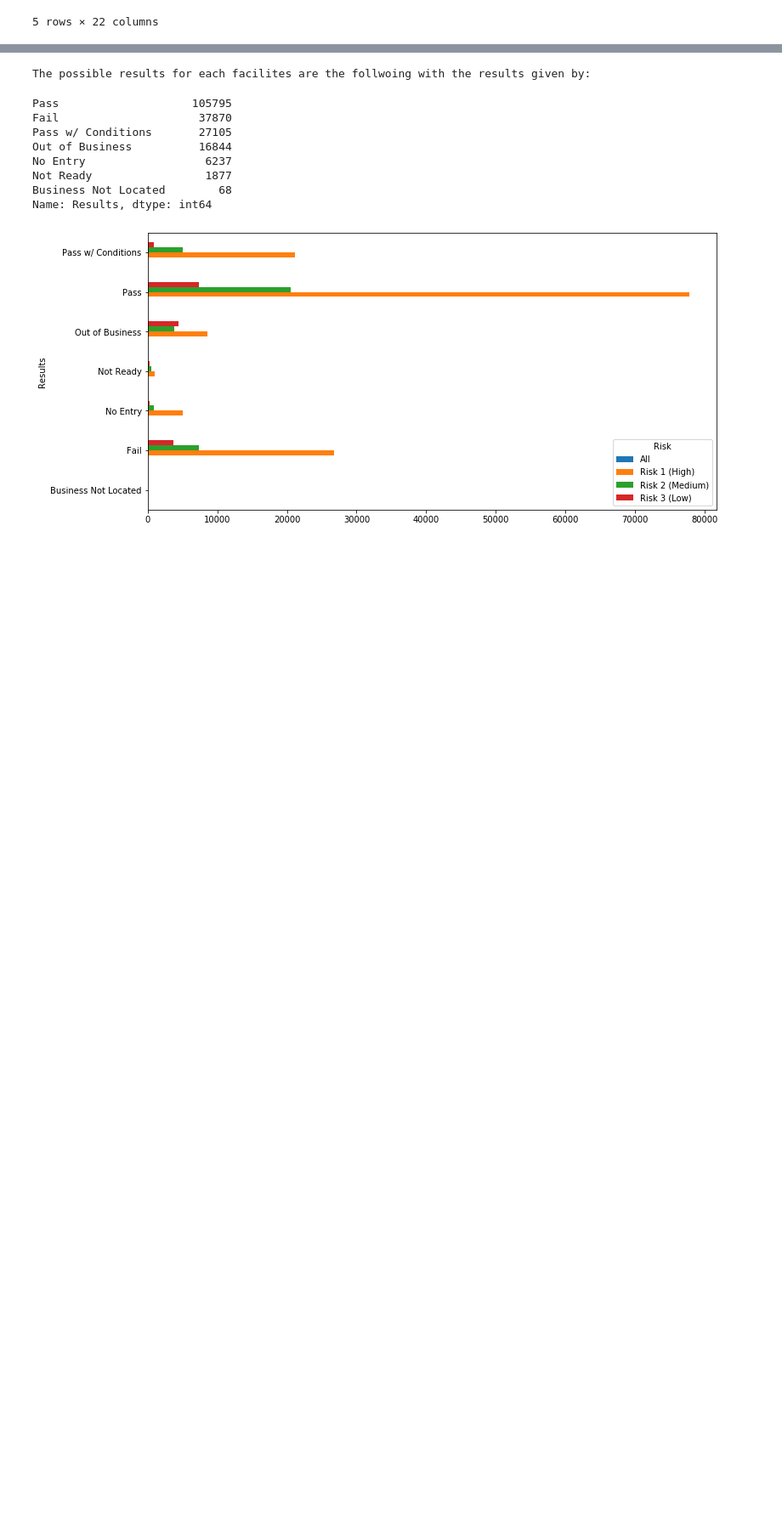
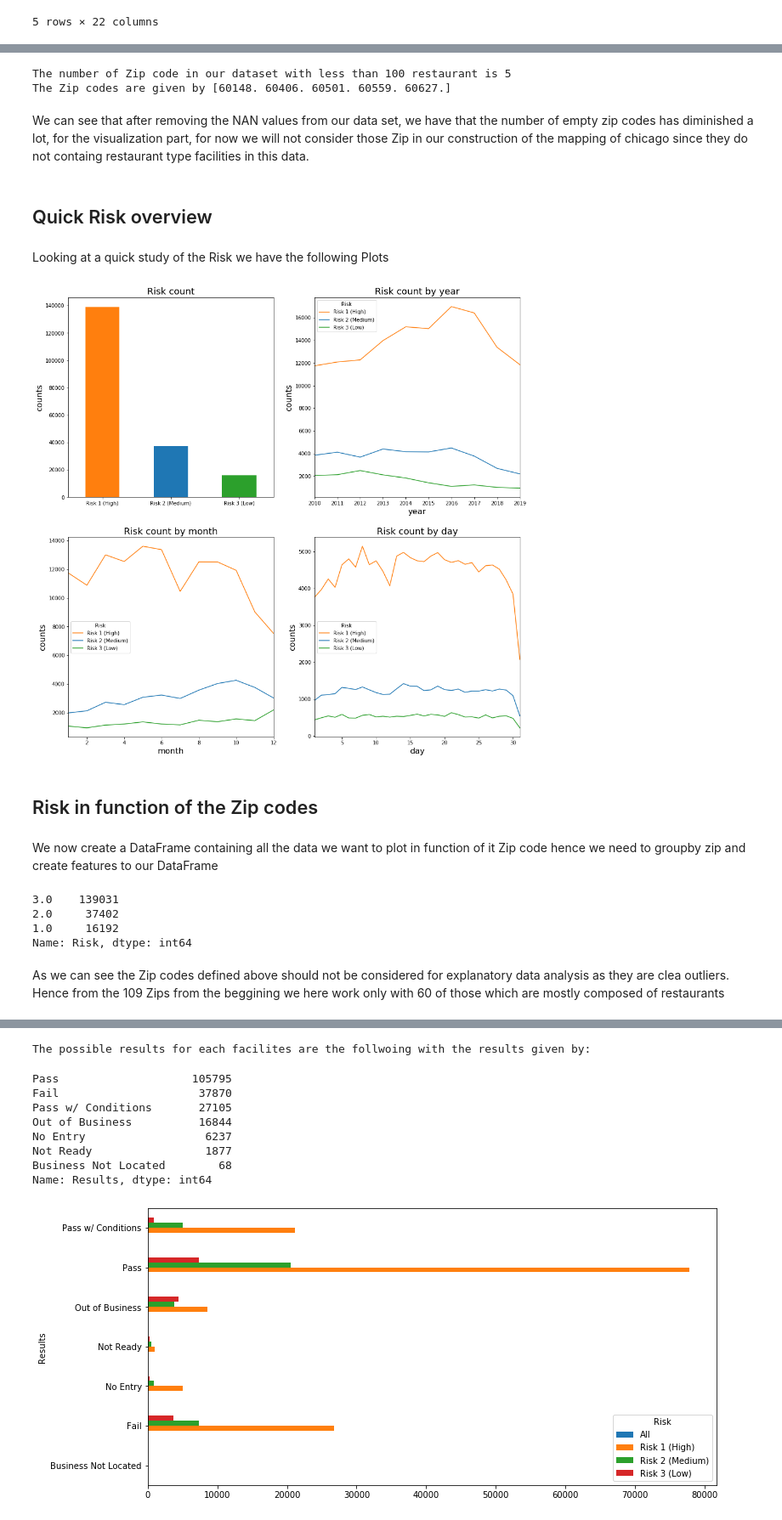
Before and after one commit to adr1anh/DeepDish, a Jupyter notebook: Food Inspection_Marc.ipynb, the cells around one changed output, grey strips where cells are left out. Shown at 85% size. Drawn from its saved outputs; the diff is of its cells as text; code cells hidden in the pictures; blank space fills up the shorter version.

```diff
--- a/Food Inspection_Marc.ipynb
+++ b/Food Inspection_Marc.ipynb
@@ -17,3 +20,8 @@ data.head()
 | 3 | 2345370 | CAFE BALLOU | CAFE BALLOU & DELI | 2433048.0 | Restaurant | Risk 1 (High) | 939 N WESTERN AVE | CHICAGO | IL | ... |
 | 4 | 2345376 | GARIBAY POULTRY | GARIBAY POULTRY | 1908500.0 | CUSTOM POULTRY SLAUGHTER | Risk 2 (Medium) | 2100 S CALIFORNIA AVE | CHICAGO | IL | ... |
 5 rows × 22 columns
+# %%
+#First we create 3 new columns for time interval of the inspections
+data['year']=data['Inspection Date'].apply(lambda x:x.split('-')[0]).astype(int)
+data['month']=data['Inspection Date'].apply(lambda x:x.split('-')[1]).astype(int)
+data['day']=data['Inspection Date'].apply(lambda x:x.split('-')[2].split('T')[0]).astype(int)
@@ -22,7 +49,5 @@ loc= data[["Latitude","Longitude","AKA Name","Risk"]]
 missing = loc[loc.isnull().any(axis = 1)]
 data_removed = data.drop(missing.index)
 data_removed = data_removed.reset_index()
-data_removed["Risk"] = data_removed["Risk"].replace(to_replace =["Risk 3 (Low)", "Risk 2 (Medium)", "Risk 1 (High)","All"],
-                            value =[1,2,3,3])
-data_removed.Risk = data_removed.Risk.astype(float)
-data_removed["Risk"].value_counts()
+data_removed["Risk"] = data_removed["Risk"].replace(to_replace =["All"],
+                            value =["Risk 1 (High)"])
@@ -33,0 +65,53 @@ Name: Risk, dtype: int64
+# %%
+print("The number of Zip code in our dataset with less than 100 restaurant is",len(restricted_zip[restricted_zip["count"]<100]))
+print("The Zip codes are given by",restricted_zip[restricted_zip["count"]<100].index.values)
+# %% [output]
+The number of Zip code in our dataset with less than 100 restaurant is 5
+The Zip codes are given by [60148. 60406. 60501. 60559. 60627.]
+# %% [markdown]
+We can see that after removing the NAN values from our data set, we have that the number of empty zip codes has diminished a lot, for the visualization part, for now we will not consider those Zip in our construction of the mapping of chicago since they do not containg restaurant type facilities in this data.
+# %% [markdown]
+## Quick Risk overview
+# %% [markdown]
+Looking at a quick study of the Risk we have the following Plots
+# %%
+colors = ['C1','C0','C2']
+fig,ax=plt.subplots(2,2,figsize=(16,16))
+data_removed.Risk.value_counts().plot(kind = 'bar', color= colors, ax = ax[0,0])
+ax[0,0].tick_params(axis='x',labelrotation=360)
+ax[0,0].set_title("Risk count",size=18)
+ax[0,0].set_ylabel('counts',size=16)
+
+data_removed.groupby(['year','Risk'])['Inspection ID'].agg('count').unstack('Risk').plot(ax = ax[0,1], color = colors)
+ax[0,1].set_title("Risk count by year",size=18)
+ax[0,1].set_ylabel('counts',size=16)
+ax[0,1].set_xlabel('year',size=16)
+
+
+data_removed.groupby(['month','Risk'])['Inspection ID'].agg('count').unstack('Risk').plot(ax = ax[1,0], color = colors)
+ax[1,0].set_title("Risk count by month",size=18)
+ax[1,0].set_ylabel('counts',size=16)
+ax[1,0].set_xlabel('month',size=16)
+
+data_removed.groupby(['day','Risk'])['Inspection ID'].agg('count').unstack('Risk').plot(ax = ax[1,1], color = colors)
+ax[1,1].set_title("Risk count by day",size=18)
+ax[1,1].set_ylabel('counts',size=16)
+ax[1,1].set_xlabel('day',size=16)
+
+plt.show()
+# %% [output]
+[figure, added]
+# %% [markdown]
+## Risk in function of the Zip codes
+# %% [markdown]
+We now create a DataFrame containing all the data we want to plot in function of it Zip code hence we need to groupby zip and create features to our DataFrame
+# %%
+data_removed["Risk"] = data_removed["Risk"].replace(to_replace =["Risk 3 (Low)", "Risk 2 (Medium)", "Risk 1 (High)","All"],
+                            value =[1,2,3,3])
+data_removed.Risk = data_removed.Risk.astype(float)
+data_removed["Risk"].value_counts()
+# %% [output]
+3.0    139031
+2.0     37402
+1.0     16192
+Name: Risk, dtype: int64
@@ -33,0 +149,2 @@ Name: Risk, dtype: int64
+# %% [markdown]
+As we can see the Zip codes defined above should not be considered for explanatory data analysis as they are clea outliers. Hence from the 109 Zips from the beggining we here work only with 60 of those which are mostly composed of restaurants
```
Also changed, not shown: parts of 45 cells of this notebook, 1 other file.
